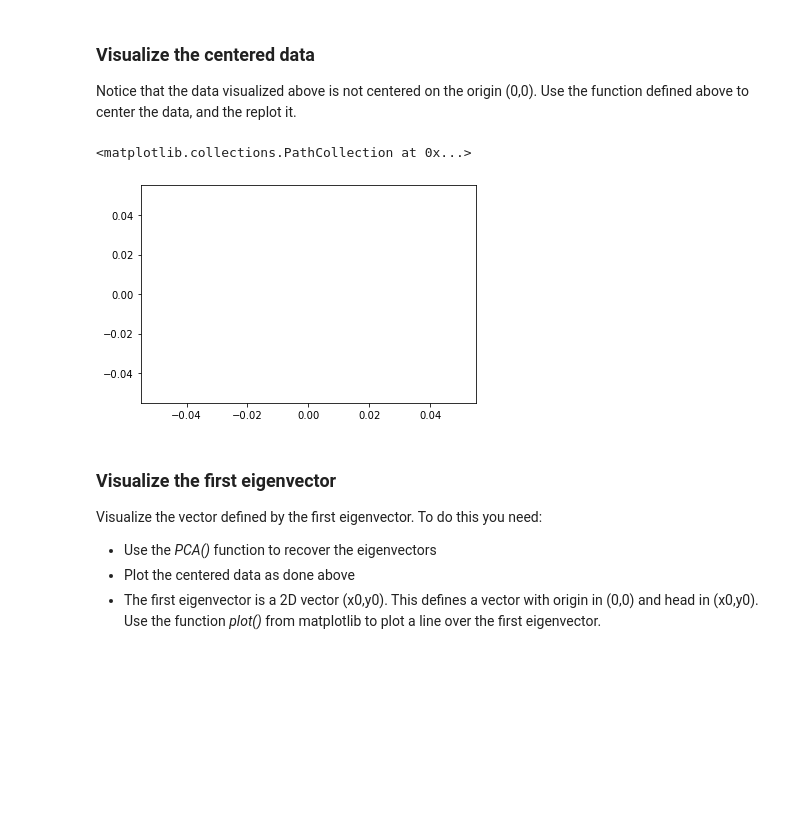
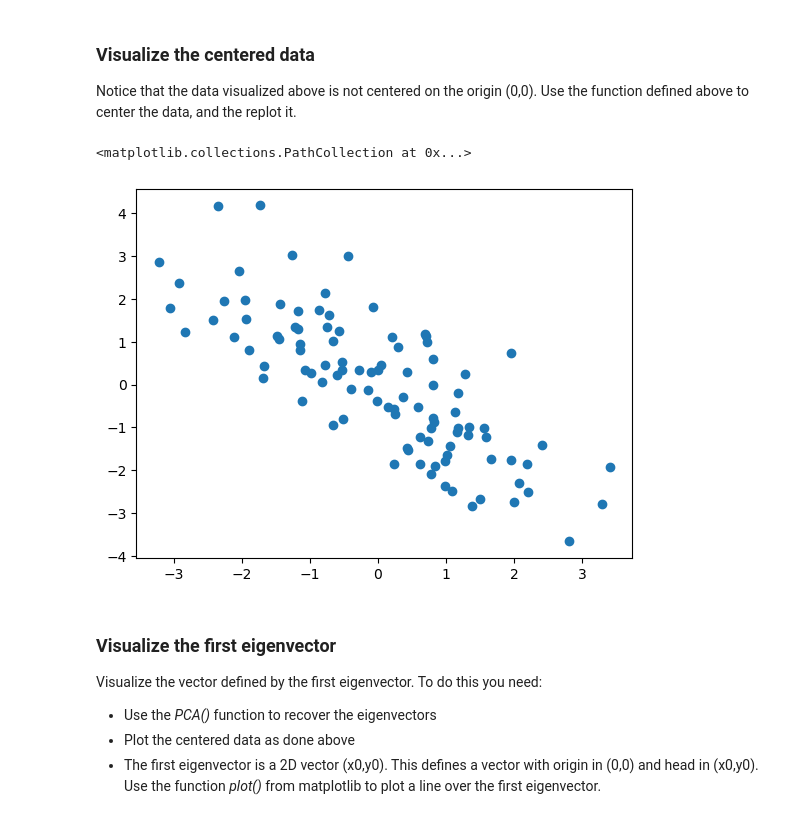
Before and after one commit to bendiksh96/in4050, a Jupyter notebook: IN3050_assignment_3.ipynb, the cells around one changed output. Drawn from its saved outputs; the diff is of its cells as text; code cells hidden in the pictures; blank space fills up the shorter version.

```diff
--- a/IN3050_assignment_3.ipynb
+++ b/IN3050_assignment_3.ipynb
@@ -70,7 +70,9 @@ def center_data(A):
     # OUTPUT:
     # X    [NxM] numpy centered data matrix (N samples, M features)
 
-    return None
+    mean_a = np.mean(A, axis=0)
+    A -= mean_a
+    return A
 # %% [markdown]
 Test your function checking the following assertion on *testcase*:
 # %%
@@ -266,12 +237,12 @@ plt.scatter(X[:,0],X[:,1])
 # %% [markdown]
 ### Visualize the centered data
 Notice that the data visualized above is not centered on the origin (0,0). Use the function defined above to center the data, and the replot it.
-# %%
-X = None
-plt.scatter(None, None)
-# %% [output]
-<matplotlib.collections.PathCollection at 0x...>
-[figure, removed]
+# %%
+A = center_data(X)
+plt.scatter(A[:,0],A[:,1])
+# %% [output]
+<matplotlib.collections.PathCollection at 0x...>
+[figure, added]
 # %% [markdown]
 ### Visualize the first eigenvector
 Visualize the vector defined by the first eigenvector.
```
Also changed, not shown: parts of 23 cells of this notebook.
